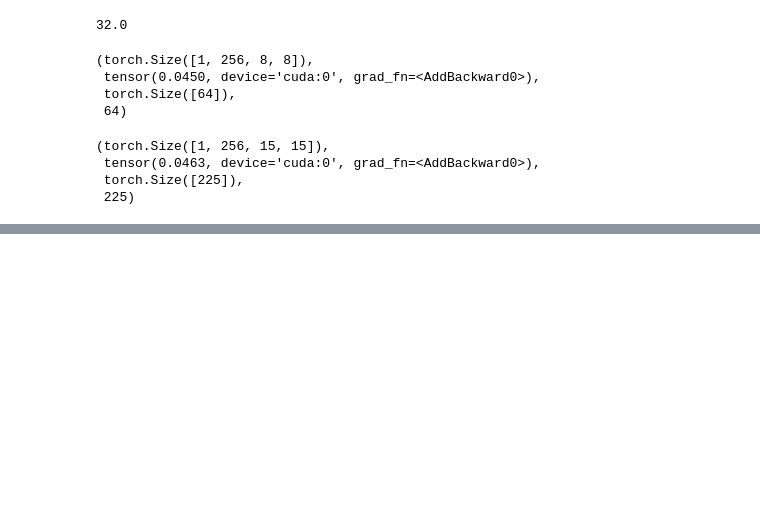
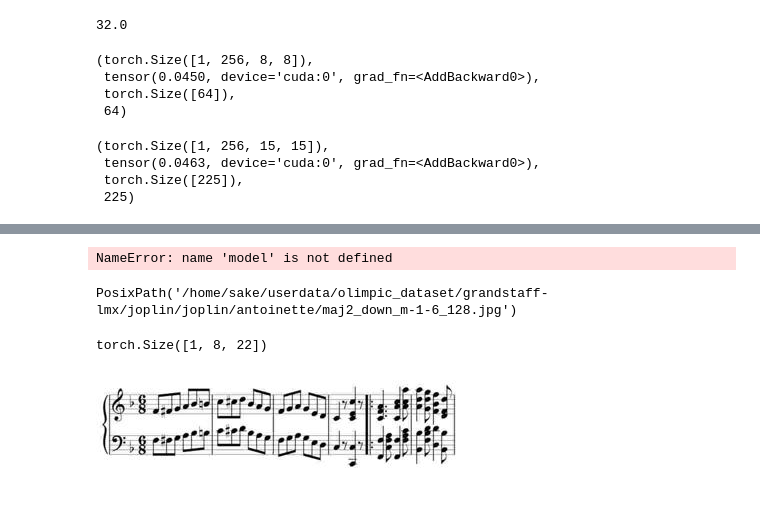
Before and after one commit to MALerLab/ocr-vqgan-latent-score, a Jupyter notebook: sandbox.ipynb, the cells around one changed output, grey strips where cells are left out. Drawn from its saved outputs; the diff is of its cells as text; code cells hidden in the pictures; blank space fills up the shorter version.

Commit message:
add: olimpic_grandstaff tokenizing

```diff
--- a/sandbox.ipynb
+++ b/sandbox.ipynb
@@ -253,0 +276,14 @@ quant.shape, emb_loss, info[2].shape, quant.shape[-2]*quant.shape[-1]
+# %%
+# model.load_state_dict(torch.load('/home/sake/userdata/sake/ocr-vqgan-latent-score/logs/gsocremavq_16_128_gray_unfit/2024-11-04T04-52-24_Olimpic_grandstaff_flattened_112_f16_c16384_d256_EMAVQ/checkpoints/last.ckpt')['state_dict'], strict=False)
+model.load_state_dict(torch.load('/home/sake/userdata/sake/ocr-vqgan-latent-score/logs/gsocremavq_16_128_gray_unfit/2024-11-04T04-52-24_Olimpic_grandstaff_flattened_112_f16_c16384_d256_EMAVQ/checkpoints/epoch=0993-step=0753451-val_rec_loss=0.423.ckpt')['state_dict'], strict=False)
+# %% [output]
+NameError: name 'model' is not defined
+# %%
+token_path = "/home/sake/userdata/olimpic_dataset/grandstaff-lmx/beethoven/piano-sonatas/sonata17-3/maj2_down_m-33-36:gsocremavq_16_128_gray_unfit_shifted/maj2_down_m-33-36:gsocremavq_16_128_gray_unfit_shifted:0_0.pt"
+token_path = "/home/sake/userdata/olimpic_dataset/grandstaff-lmx/joplin/joplin/antoinette/maj2_down_m-1-6:gsocremavq_16_128_gray_unfit_shifted/maj2_down_m-1-6:gsocremavq_16_128_gray_unfit_shifted:0_0.pt"
+# %%
+from pathlib import Path
+image_path = (Path(token_path).parent.parent / (Path(token_path).stem.split(':')[0] + "_128")).with_suffix('.jpg')
+image_path
+# %% [output]
+PosixPath('/home/sake/userdata/olimpic_dataset/grandstaff-lmx/joplin/joplin/antoinette/maj2_down_m-1-6_128.jpg')
@@ -253,0 +292,4 @@ quant.shape, emb_loss, info[2].shape, quant.shape[-2]*quant.shape[-1]
+# %%
+loaded.shape
+# %% [output]
+torch.Size([1, 8, 22])
@@ -253,0 +300,5 @@ quant.shape, emb_loss, info[2].shape, quant.shape[-2]*quant.shape[-1]
+# %%
+i = Image.open(image_path)
+i
+# %% [output]
+[figure, added]
```
Also changed, not shown: parts of 12 cells of this notebook, 2 other files.
